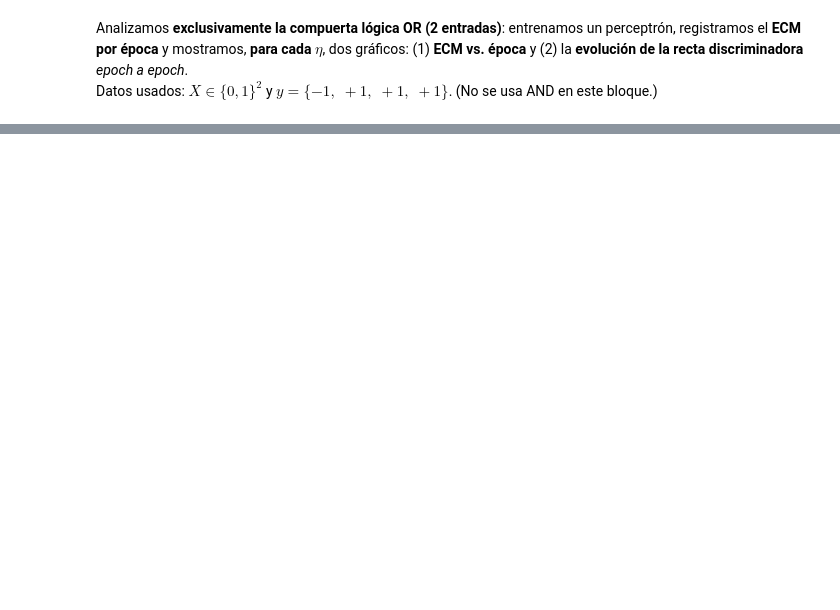
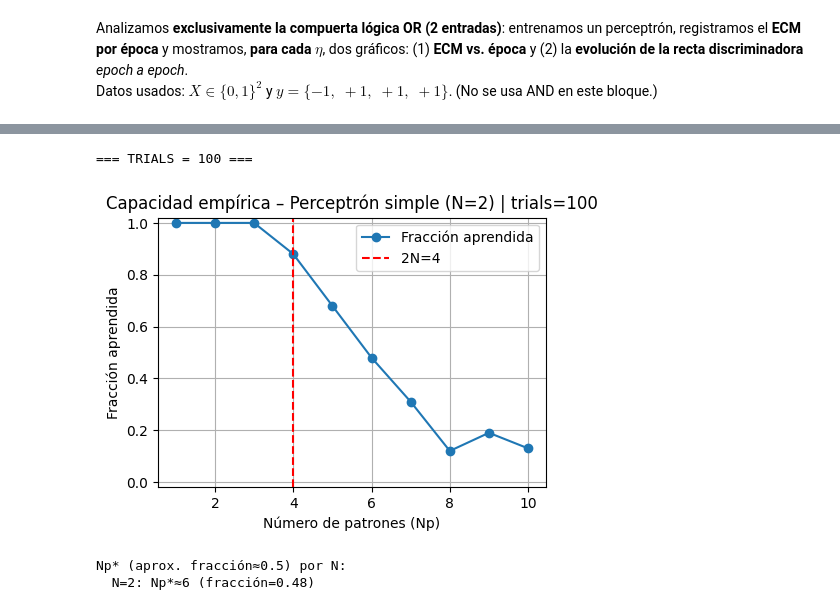
Before and after one commit to lminervino18/trabajos-practicos-aprendizaje-profundo, a Jupyter notebook: TP2/tp2.ipynb, the cells around one changed output, grey strips where cells are left out. Cells and saved outputs as stored; diff of their text form; code cells hidden in the pictures; blank space fills up the shorter version.

Commit message:
feat: ejercicio capacidad tp2

```diff
--- a/TP2/tp2.ipynb
+++ b/TP2/tp2.ipynb
@@ -84,24 +84,16 @@ def train_perceptron_aug_with_history(
     shuffle: bool = False,
     random_state: int | None = None,
 ):
-    """
-    Perceptrón clásico (update si hay error), con X aumentada [x;1].
-    Devuelve:
-      - w_hist: array (n_epocas, N+1) con pesos al final de cada época (incluye bias)
-      - ecms:   lista con el ECM por época
-    """
     rng = np.random.default_rng(random_state)
     X_aug = augment_with_bias(X)
     y = np.asarray(y, dtype=int)
 
-    # Inicialización aleatoria pequeña (como pediste)
     w_aug = rng.normal(0, 0.01, size=X_aug.shape[1])
 
     w_hist = []
     ecms = []
 
     for _ in range(max_epochs):
-
         if shuffle:
             idx = rng.permutation(len(X_aug))
             Xe, ye = X_aug[idx], y[idx]
@@ -111,17 +103,17 @@ def train_perceptron_aug_with_history(
         mistakes = 0
         for xi, ti in zip(Xe, ye):
             if step(xi @ w_aug) != ti:
-                w_aug += eta * ti * xi   # incluye bias (xi[-1] = 1)
+                w_aug += eta * ti * xi
                 mistakes += 1
 
-        if mistakes == 0:
-            break
-
+        # log de fin de época SIEMPRE
         w_hist.append(w_aug.copy())
         ecms.append(mse(y, forward_aug(X_aug, w_aug)))
 
+        if mistakes == 0:  # early stop si separó perfecto
+            break
 
-    return np.array(w_hist), ecms
+    return np.array(w_hist), np.array(ecms)
 # %% [markdown]
 - **`dataset_gate(gate)`**
   Genera el dataset de la compuerta lógica elegida (**AND** u **OR**):
@@ -254,0 +407,44 @@ run_experiment_for_gate("OR", etas=[0.01, 0.05, 0.1, 0.5, 1.0], max_epochs=100,
+# %%
+# Config global
+#Ns         = (2, 4, 8, 20, 30)     # dimensiones a comparar
+Ns = (4,)
+k_factor   = 5             # Np max = k_factor * N
+eta        = 0.1
+max_epochs = 500
+seed       = 2854
+#trials_list = [10, 50, 100, 500]
+trials_list = [100]
+
+for trials in trials_list:
+    print(f"\n=== TRIALS = {trials} ===")
+    results = capacity_sweep(
+        Ns=Ns, k_factor=k_factor, trials=trials,
+        eta=eta, max_epochs=max_epochs, seed=seed
+    )
+
+    # Plots por N
+    for N, (Np_vals, fracs) in results.items():
+        plt.figure(figsize=(5,3.5))
+        plt.plot(Np_vals, fracs, marker='o', label="Fracción aprendida")
+
+        # --- MARCA en 2N ---
+        plt.axvline(2*N, color="red", linestyle="--", label=f"2N={2*N}")
+
+        plt.xlabel("Número de patrones (Np)")
+        plt.ylabel("Fracción aprendida")
+        plt.title(f"Capacidad empírica – Perceptrón simple (N={N}) | trials={trials}")
+        plt.ylim(-0.02, 1.02)
+        plt.grid(True)
+        plt.legend()
+        plt.show()
+
+    # Resumen de Np* (fracción ≈ 0.5)
+    print("Np* (aprox. fracción≈0.5) por N:")
+    for N, (Np_vals, fracs) in results.items():
+        Np_star, frac = half_capacity_point(Np_vals, fracs)
+        print(f"  N={N}: Np*≈{Np_star} (fracción={frac:.2f})")
+# %% [output]
+=== TRIALS = 100 ===
+[figure, added]
+Np* (aprox. fracción≈0.5) por N:
+  N=2: Np*≈6 (fracción=0.48)
```
Also changed, not shown: parts of 7 cells of this notebook.
